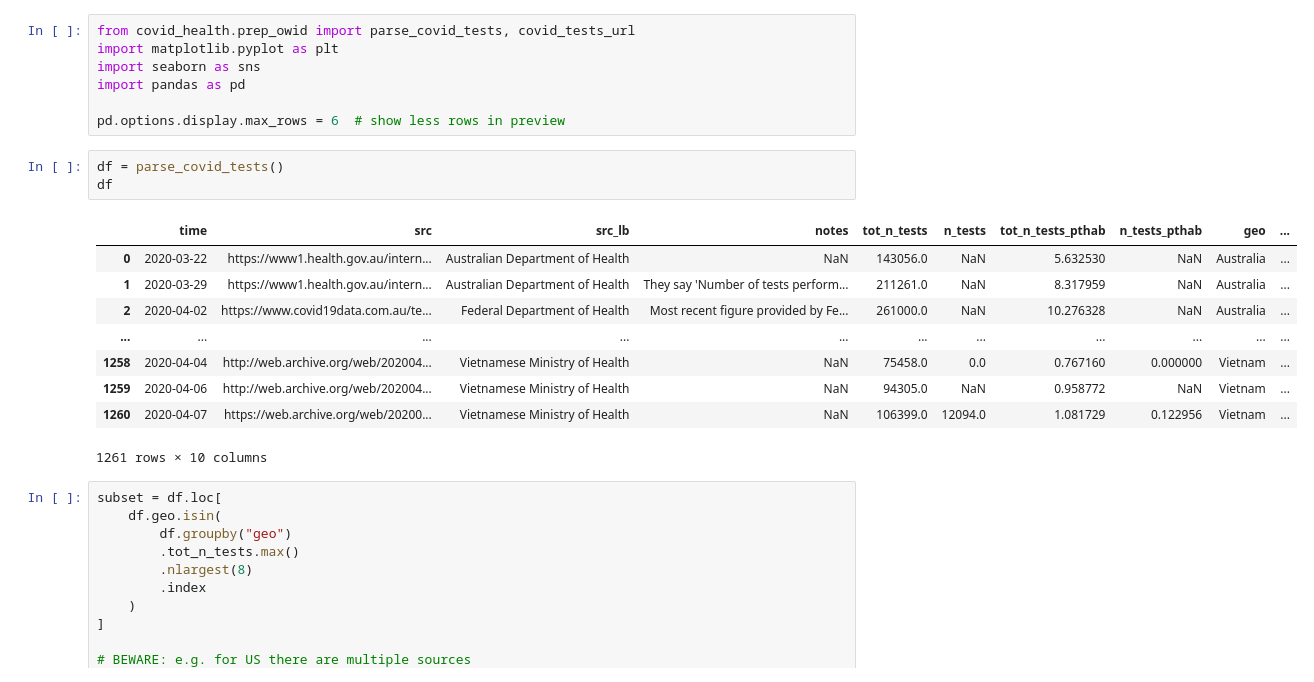
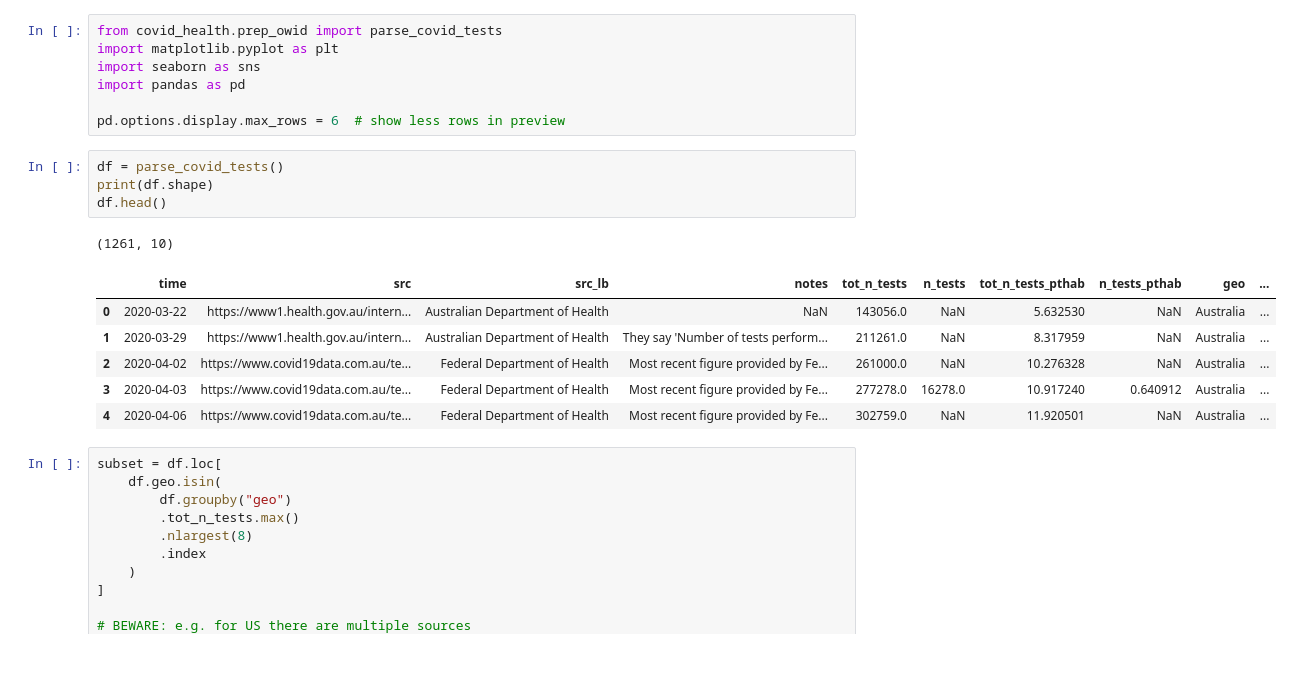
Before and after one commit to ggbaro/covid-health-ita, a Jupyter notebook: notebooks/1.0.3_owid_covid.ipynb, the cells around one changed output. Drawn from its saved outputs; the diff is of its cells as text.

```diff
--- a/notebooks/1.0.3_owid_covid.ipynb
+++ b/notebooks/1.0.3_owid_covid.ipynb
@@ -1,5 +1,5 @@
 # %%
-from covid_health.prep_owid import parse_covid_tests, covid_tests_url
+from covid_health.prep_owid import parse_covid_tests
 import matplotlib.pyplot as plt
 import seaborn as sns
 import pandas as pd
@@ -7,17 +7,16 @@ import pandas as pd
 pd.options.display.max_rows = 6  # show less rows in preview
 # %%
 df = parse_covid_tests()
-df
+print(df.shape)
+df.head()
 # %% [output]
+(1261, 10)
 |  | time | src | src_lb | notes | tot_n_tests | n_tests | tot_n_tests_pthab | n_tests_pthab | geo | ... |
 | 0 | 2020-03-22 | https://www1.health.gov.au/intern... | Australian Department of Health | NaN | 143056.0 | NaN | 5.632530 | NaN | Australia | ... |
 | 1 | 2020-03-29 | https://www1.health.gov.au/intern... | Australian Department of Health | They say 'Number of tests perform... | 211261.0 | NaN | 8.317959 | NaN | Australia | ... |
 | 2 | 2020-04-02 | https://www.covid19data.com.au/te... | Federal Department of Health | Most recent figure provided by Fe... | 261000.0 | NaN | 10.276328 | NaN | Australia | ... |
-| ... | ... | ... | ... | ... | ... | ... | ... | ... | ... | ... |
-| 1258 | 2020-04-04 | http://web.archive.org/web/202004... | Vietnamese Ministry of Health | NaN | 75458.0 | 0.0 | 0.767160 | 0.000000 | Vietnam | ... |
-| 1259 | 2020-04-06 | http://web.archive.org/web/202004... | Vietnamese Ministry of Health | NaN | 94305.0 | NaN | 0.958772 | NaN | Vietnam | ... |
-| 1260 | 2020-04-07 | https://web.archive.org/web/20200... | Vietnamese Ministry of Health | NaN | 106399.0 | 12094.0 | 1.081729 | 0.122956 | Vietnam | ... |
+| 3 | 2020-04-03 | https://www.covid19data.com.au/te... | Federal Department of Health | Most recent figure provided by Fe... | 277278.0 | 16278.0 | 10.917240 | 0.640912 | Australia | ... |
+| 4 | 2020-04-06 | https://www.covid19data.com.au/te... | Federal Department of Health | Most recent figure provided by Fe... | 302759.0 | NaN | 11.920501 | NaN | Australia | ... |
-1261 rows × 10 columns
 # %%
 subset = df.loc[
     df.geo.isin(
```
Also changed, not shown: 2 other files.
